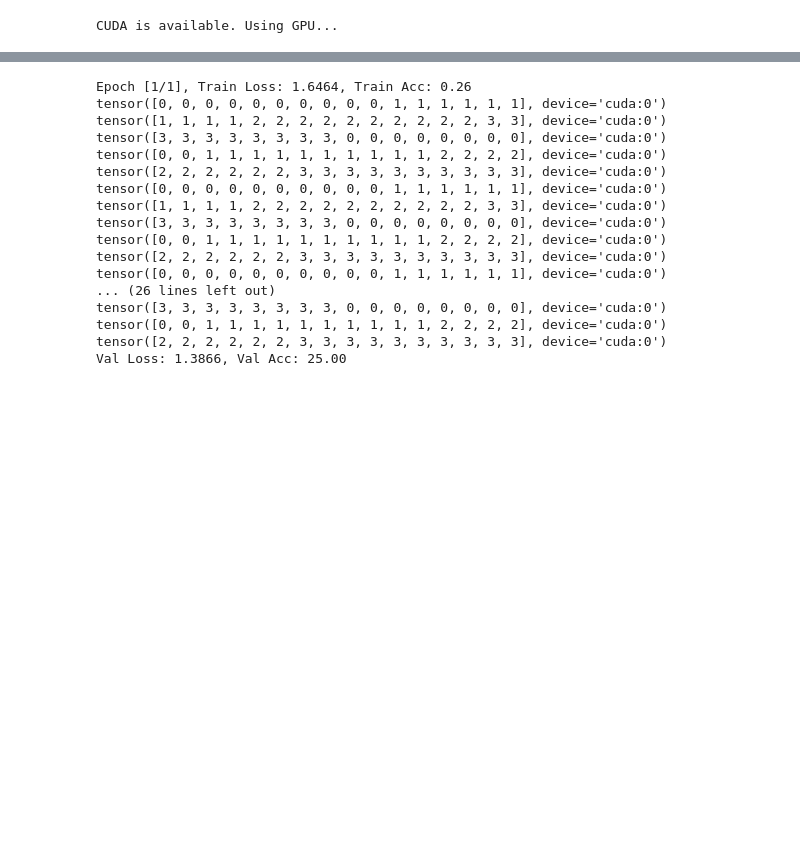
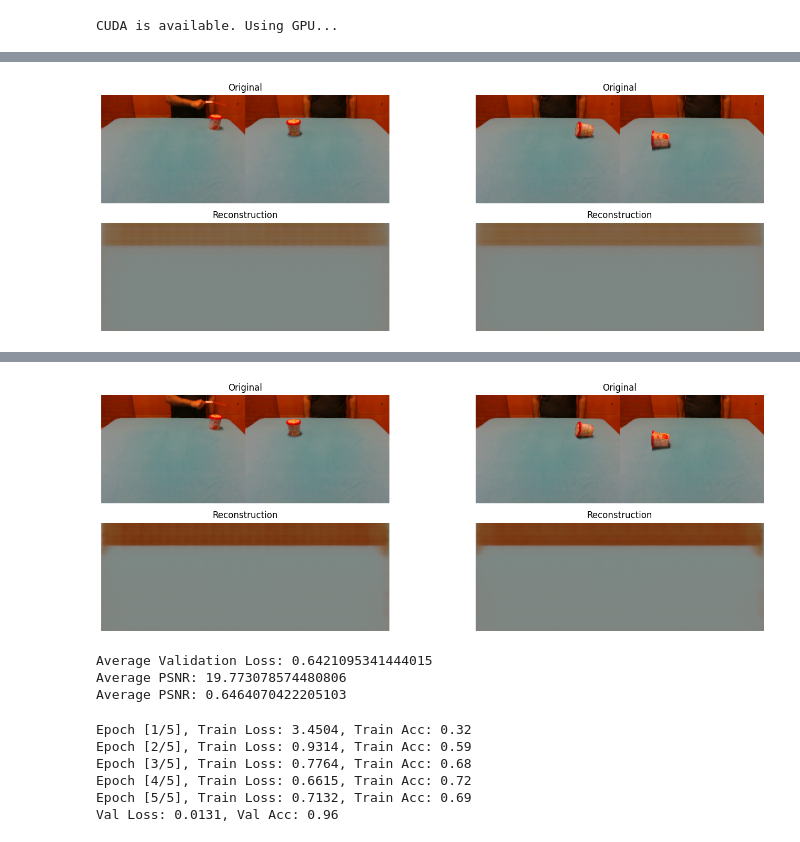
Before and after one commit to franklinrw/deep-multimodal-learning, a Jupyter notebook: models/gym.ipynb, the cells around one changed output, grey strips where cells are left out. Cells and saved outputs as stored; diff of their text form; code cells hidden in the pictures; blank space fills up the shorter version.

```diff
--- a/models/gym.ipynb
+++ b/models/gym.ipynb
@@ -43,18 +47,14 @@ CUDA is available. Using GPU...
 # cae_lossfunction = nn.MSELoss()
 cae_lossfunction = nn.BCELoss()
 
-train_loader = get_loader(BASE_PATH, train_objects, TOOL_NAMES, ACTIONS, "color", "training", batch_size=BATCH_SIZE)
-val_loader = get_loader(BASE_PATH, val_objects, TOOL_NAMES, ACTIONS, "color", "validation", batch_size=BATCH_SIZE)
-test_loader = get_loader(BASE_PATH, test_objects, TOOL_NAMES, ACTIONS, "color", "testing", batch_size=BATCH_SIZE)
-
 # Training loop
-cae = SimpleCAE().to(DEVICE)
-#cae = deepCAE().to(DEVICE)
+#cae = SimpleCAE().to(DEVICE)
 #cae = SimpleCAE_Dropout().to(DEVICE)
+cae = DeepCAE().to(DEVICE)
 cae_optimizer_adam = torch.optim.Adam(cae.parameters(), lr=LR_RATE)
 cae_optimizer_sgd = torch.optim.SGD(cae.parameters(), lr=LR_RATE, momentum=0.9)
 cae_optimizer_adamw = torch.optim.AdamW(cae.parameters(), lr=LR_RATE, weight_decay=1e-2)
 
-trained_cae, cae_batch_loss_history, cae_epoch_loss_history = train_cae(cae, val_loader, cae_lossfunction, cae_optimizer_sgd, NUM_EPOCHS, DEVICE)
+trained_cae, cae_batch_loss_history, cae_epoch_loss_history = train_cae(cae, val_loader, cae_lossfunction, cae_optimizer_adam, NUM_EPOCHS, True, DEVICE)
 avg_val_loss, cae_validation_loss_history = validate_cae(trained_cae, test_loader, cae_lossfunction, DEVICE)
 # %% [output]
@@ -62,0 +64 @@ Average Validation Loss: 0.6986920297145843
+[figure, added]
@@ -63,11 +68,17 @@ Average Validation Loss: 0.6986920297145843
+[figure, added]
+Average Validation Loss: 0.6421095341444015
+Average PSNR: 19.773078574480806
+Average PSNR: 0.6464070422205103
 # %%
 # Config MLP
 mlp_lossfunction = nn.CrossEntropyLoss()  # Loss function
 output_dim = 4
+NUM_EPOCHS = 5
+LR_RATE = 1e-3
 
 # Extract features from the train and validation sets
-train_dataset = get_latent_dataset(trained_cae, train_loader)
-val_dataset = get_latent_dataset(trained_cae, val_loader)
+train_dataset = get_latent_dataset(trained_cae, val_loader)
+val_dataset = get_latent_dataset(trained_cae, test_loader)
 
 # Create DataLoaders for the extracted features
 mlp_train_loader = torch.utils.data.DataLoader(train_dataset, batch_size=BATCH_SIZE, shuffle=True)
@@ -79,26 +90,15 @@ mlp = caeMLP(input_dim, output_dim).to(DEVICE)
 mlp_optimizer = torch.optim.Adam(mlp.parameters(), lr=LR_RATE)
 
 # Train the model
-trained_mlp, mlp_epoch_avg_losses, mlp_epoch_accuracys = train_mlp(mlp, mlp_lossfunction, mlp_optimizer, mlp_train_loader, NUM_EPOCHS, DEVICE)
+trained_mlp, mlp_epoch_avg_losses, mlp_epoch_accuracy = train_mlp(mlp, mlp_lossfunction, mlp_optimizer, mlp_train_loader, NUM_EPOCHS, DEVICE)
 
 # Validate the model
 validate_mlp(mlp, mlp_lossfunction, mlp_val_loader, DEVICE)
 # %% [output]
-Epoch [1/1], Train Loss: 1.6464, Train Acc: 0.26
-tensor([0, 0, 0, 0, 0, 0, 0, 0, 0, 0, 1, 1, 1, 1, 1, 1], device='cuda:0')
-tensor([1, 1, 1, 1, 2, 2, 2, 2, 2, 2, 2, 2, 2, 2, 3, 3], device='cuda:0')
-tensor([3, 3, 3, 3, 3, 3, 3, 3, 0, 0, 0, 0, 0, 0, 0, 0], device='cuda:0')
-tensor([0, 0, 1, 1, 1, 1, 1, 1, 1, 1, 1, 1, 2, 2, 2, 2], device='cuda:0')
-tensor([2, 2, 2, 2, 2, 2, 3, 3, 3, 3, 3, 3, 3, 3, 3, 3], device='cuda:0')
-tensor([0, 0, 0, 0, 0, 0, 0, 0, 0, 0, 1, 1, 1, 1, 1, 1], device='cuda:0')
-tensor([1, 1, 1, 1, 2, 2, 2, 2, 2, 2, 2, 2, 2, 2, 3, 3], device='cuda:0')
-tensor([3, 3, 3, 3, 3, 3, 3, 3, 0, 0, 0, 0, 0, 0, 0, 0], device='cuda:0')
-tensor([0, 0, 1, 1, 1, 1, 1, 1, 1, 1, 1, 1, 2, 2, 2, 2], device='cuda:0')
-tensor([2, 2, 2, 2, 2, 2, 3, 3, 3, 3, 3, 3, 3, 3, 3, 3], device='cuda:0')
-tensor([0, 0, 0, 0, 0, 0, 0, 0, 0, 0, 1, 1, 1, 1, 1, 1], device='cuda:0')
-... (26 lines left out)
-tensor([3, 3, 3, 3, 3, 3, 3, 3, 0, 0, 0, 0, 0, 0, 0, 0], device='cuda:0')
-tensor([0, 0, 1, 1, 1, 1, 1, 1, 1, 1, 1, 1, 2, 2, 2, 2], device='cuda:0')
-tensor([2, 2, 2, 2, 2, 2, 3, 3, 3, 3, 3, 3, 3, 3, 3, 3], device='cuda:0')
-Val Loss: 1.3866, Val Acc: 25.00
+Epoch [1/5], Train Loss: 3.4504, Train Acc: 0.32
+Epoch [2/5], Train Loss: 0.9314, Train Acc: 0.59
+Epoch [3/5], Train Loss: 0.7764, Train Acc: 0.68
+Epoch [4/5], Train Loss: 0.6615, Train Acc: 0.72
+Epoch [5/5], Train Loss: 0.7132, Train Acc: 0.69
+Val Loss: 0.0131, Val Acc: 0.96
 # %%
```
Also changed, not shown: parts of 5 cells of this notebook, 3 other files.
